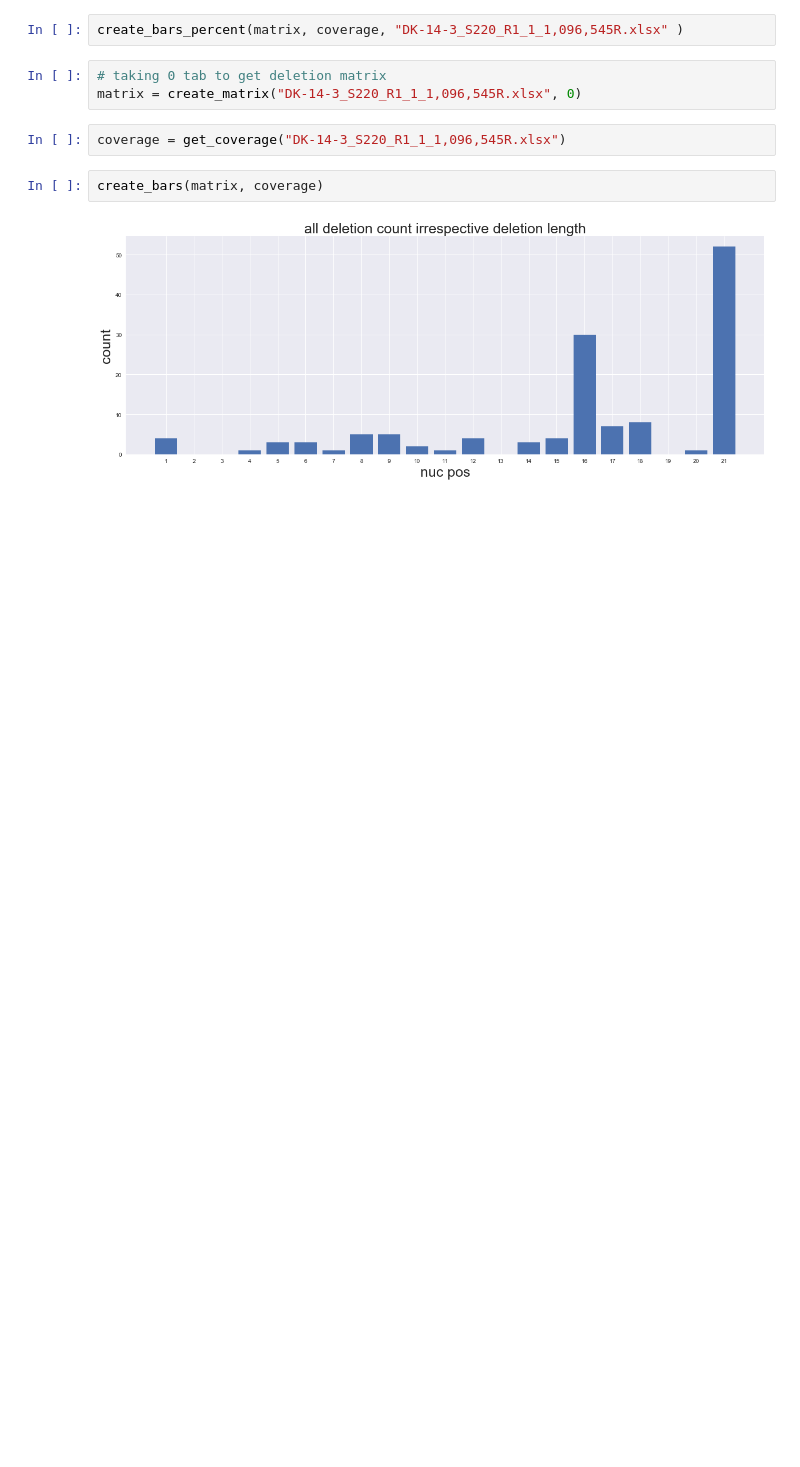
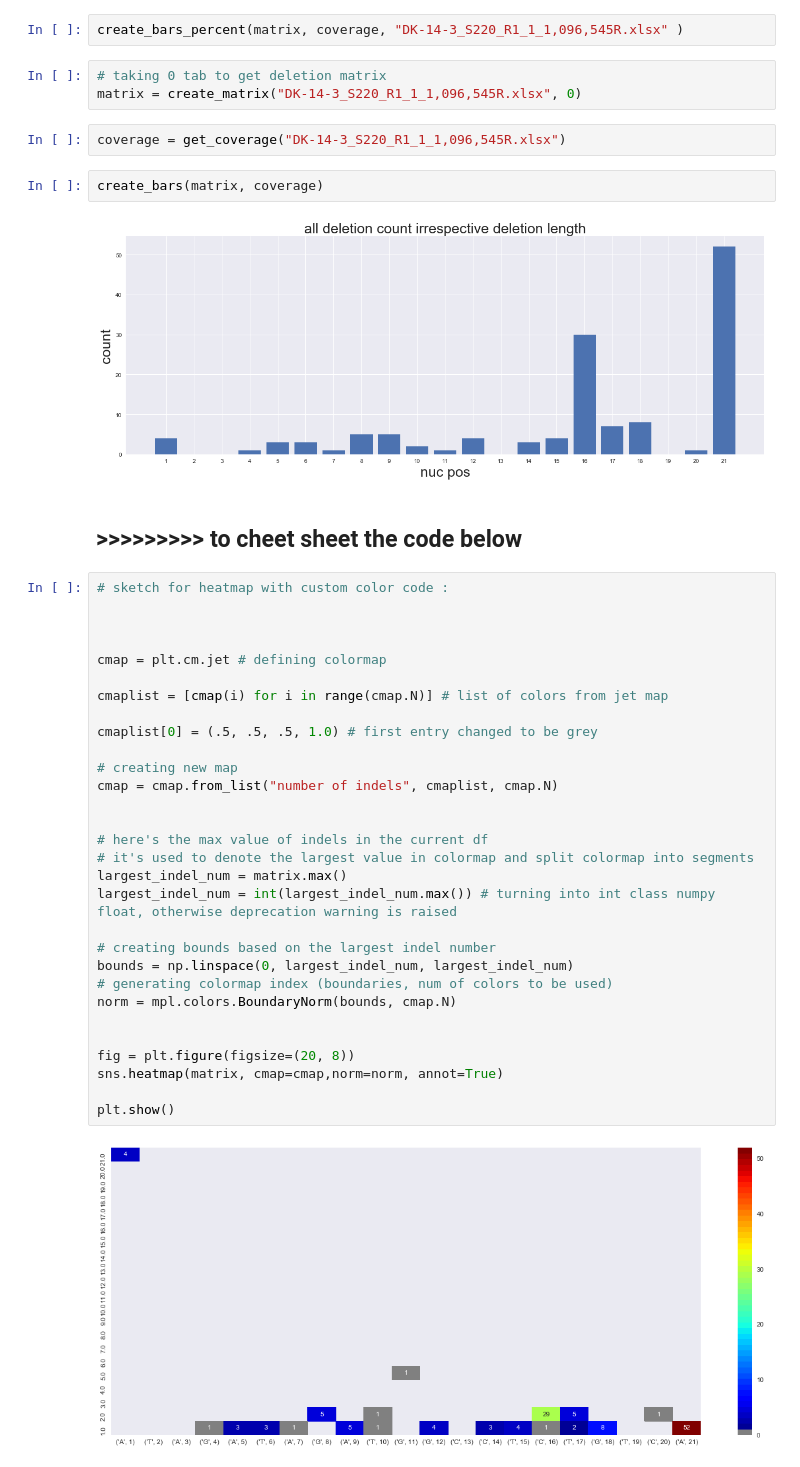
Before and after one commit to babinyurii/crispr_cas9, a Jupyter notebook: draft_script_for_plotting_indels.ipynb, the cells around one changed output. Drawn from its saved outputs; the diff is of its cells as text; blank space fills up the shorter version.

```diff
--- a/draft_script_for_plotting_indels.ipynb
+++ b/draft_script_for_plotting_indels.ipynb
@@ -94,3 +98,37 @@ coverage = get_coverage("DK-14-3_S220_R1_1_1,096,545R.xlsx")
 create_bars(matrix, coverage)
 # %% [output]
 [figure]
+# %% [markdown]
+## >>>>>>>>> to cheet sheet  the code below
+# %%
+# sketch for heatmap with custom color code :
+
+
+
+cmap = plt.cm.jet # defining colormap
+
+cmaplist = [cmap(i) for i in range(cmap.N)] # list of colors from jet map
+
+cmaplist[0] = (.5, .5, .5, 1.0) # first entry changed to be grey
+
+# creating new map
+cmap = cmap.from_list("number of indels", cmaplist, cmap.N)
+
+
+# here's the max value of indels in the current df
+# it's used to denote the largest value in colormap and split colormap into segments
+largest_indel_num = matrix.max()
+largest_indel_num = int(largest_indel_num.max()) # turning into int class numpy float, otherwise deprecation warning is raised
+
+# creating bounds based on the largest indel number
+bounds = np.linspace(0, largest_indel_num, largest_indel_num)
+# generating colormap index (boundaries, num of colors to be used)
+norm = mpl.colors.BoundaryNorm(bounds, cmap.N)
+
+
+fig = plt.figure(figsize=(20, 8))
+sns.heatmap(matrix, cmap=cmap,norm=norm, annot=True)
+
+plt.show()
+# %% [output]
+[figure, added]
```
Also changed, not shown: parts of 8 cells of this notebook.
